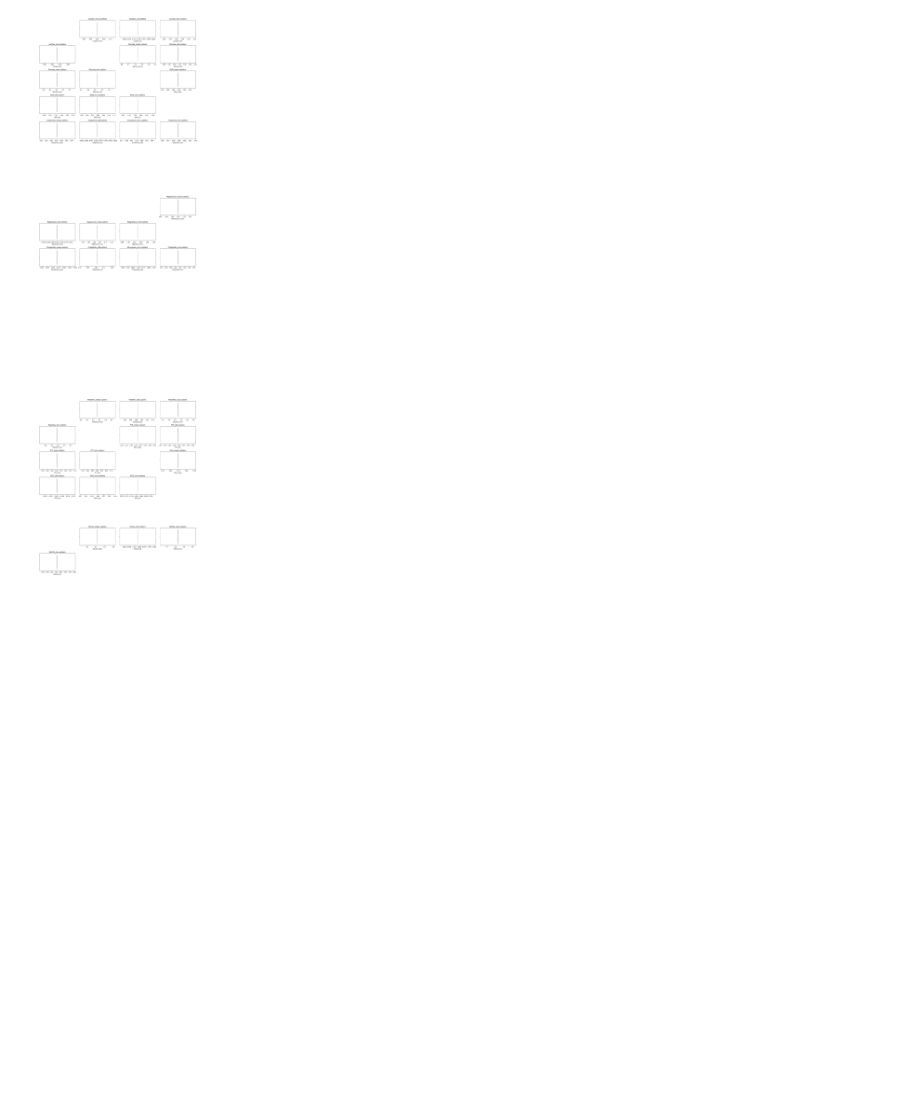
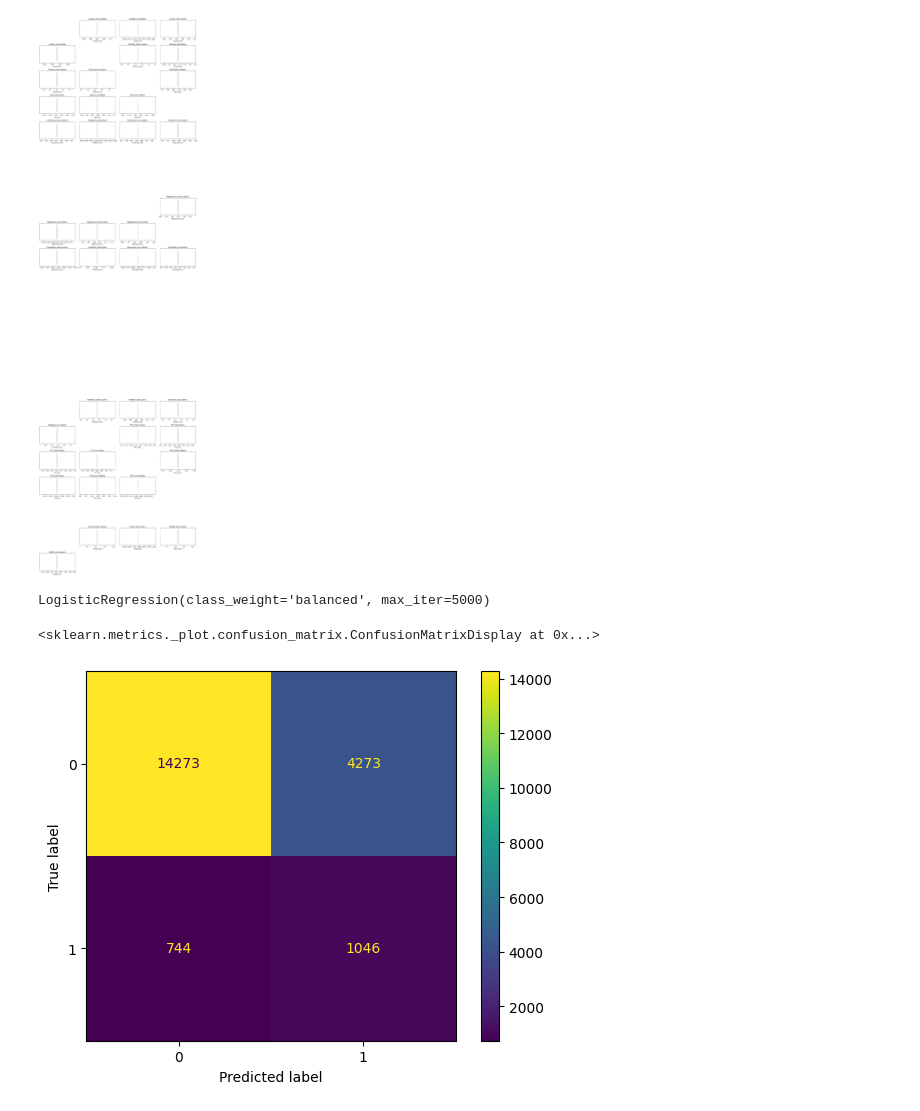
Before and after one commit to ANSR1226/EarlySepsis-Status.ongoing, a Jupyter notebook: notebooks/04(a)_baseline_model.ipynb, the cells around one changed output. Cells and saved outputs as stored; diff of their text form; code cells hidden in the pictures; blank space fills up the shorter version.

Commit message:
LogisticReg_baselineModel and Readme Update

```diff
--- a/notebooks/04(a)_baseline_model.ipynb
+++ b/notebooks/04(a)_baseline_model.ipynb
@@ -433,0 +445,20 @@ plt.show()
+# %%
+X = dfA[features]
+y = dfA[target]
+# %%
+log_clf.fit(X, y)
+# %% [output]
+LogisticRegression(class_weight='balanced', max_iter=5000)
+# %%
+test_set = dfB[features]
+test_target = dfB[target]
+# %%
+prediction = log_clf.predict(test_set)
+# %%
+from sklearn.metrics import confusion_matrix, ConfusionMatrixDisplay, classification_report
+cm = confusion_matrix(test_target, prediction)
+
+ConfusionMatrixDisplay(confusion_matrix = cm).plot()
+# %% [output]
+<sklearn.metrics._plot.confusion_matrix.ConfusionMatrixDisplay at 0x...>
+[figure, added]
```
Also changed, not shown: parts of 2 cells of this notebook, 3 other files.
